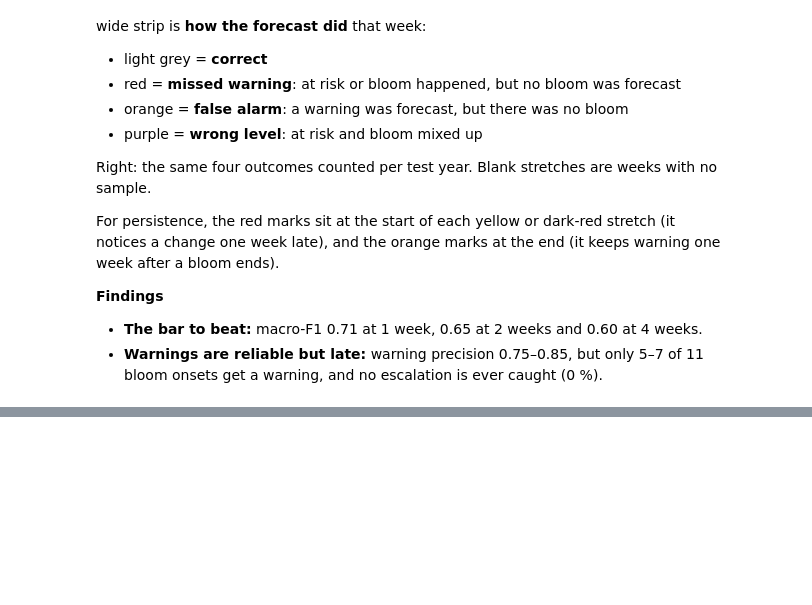
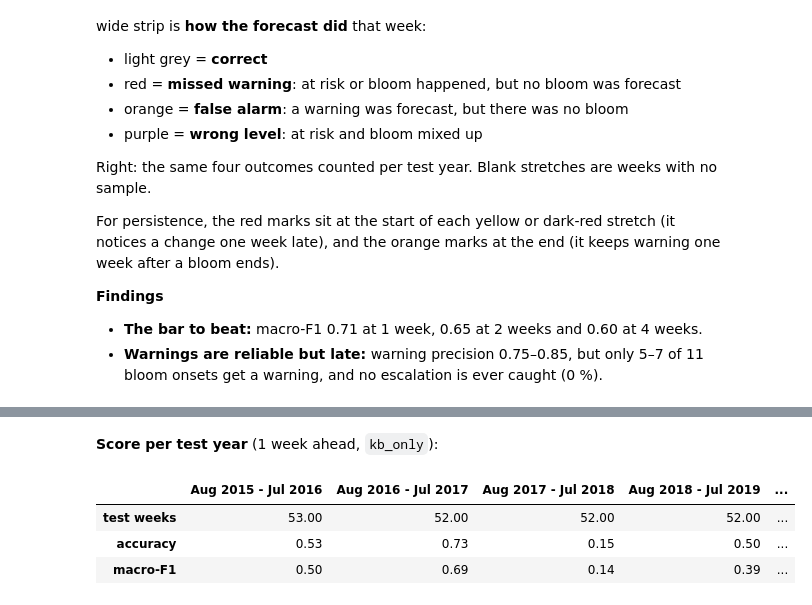
Before and after one commit to Break-Through-Tech/Biointerphase-1A-forecasting-harmful-algal-bloom-risk, a Jupyter notebook: models/notebooks/03_models.ipynb, the cells around one changed output, grey strips where cells are left out. Saved outputs shown, nothing was run; the diff lists cells and outputs as text; code cells hidden in the pictures; blank space fills up the shorter version.

```diff
--- a/models/notebooks/03_models.ipynb
+++ b/models/notebooks/03_models.ipynb
@@ -344,0 +364,9 @@ For persistence, the red marks sit at the start of each yellow or dark-red stret
+# %% [markdown]
+**Score per test year** (1 week ahead, `kb_only`):
+# %%
+by_year("seasonal_climatology", "kb_only")
+# %% [output]
+|  | Aug 2015 - Jul 2016 | Aug 2016 - Jul 2017 | Aug 2017 - Jul 2018 | Aug 2018 - Jul 2019 | ... |
+| test weeks | 53.00 | 52.00 | 52.00 | 52.00 | ... |
+| accuracy | 0.53 | 0.73 | 0.15 | 0.50 | ... |
+| macro-F1 | 0.50 | 0.69 | 0.14 | 0.39 | ... |
```
Also changed, not shown: parts of 5 cells of this notebook, 29 other files.
